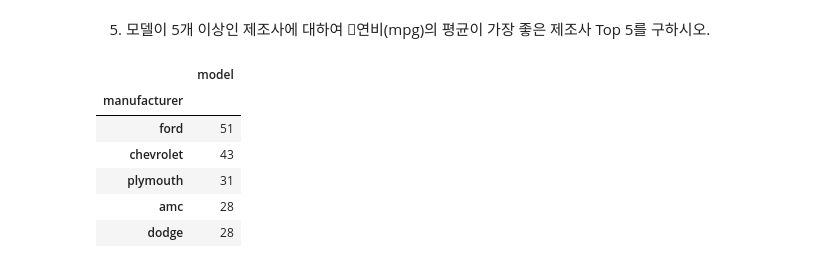
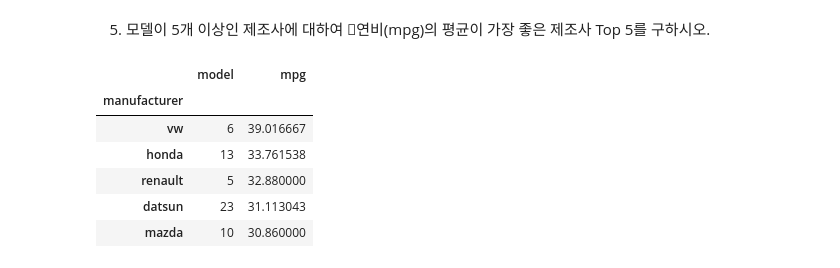
Before and after one commit to beegramin9/DataScience, a Jupyter notebook: 03_pandas/11_1111.ipynb, the cells around one changed output. Saved outputs shown, nothing was run; the diff lists cells and outputs as text; code cells hidden in the pictures.

Commit message:
concat

```diff
--- a/03_pandas/11_1111.ipynb
+++ b/03_pandas/11_1111.ipynb
@@ -427,12 +474,16 @@ mpg.groupby('origin')[['hp_per_cc']].mean()
 # %%
 allman = mpg.groupby('manufacturer')[['model']].count()
-top5 = allman[allman.model >= 5].sort_values(by="model", ascending=False)[:5]
+allmanmpg = mpg.groupby('manufacturer')[['mpg']].mean()
+# 가로(y축)로 합치는건 어디든 axis = 1, 세로(x축)은 axis=0
+allman = pd.concat([allman, allmanmpg], axis=1)
+
+top5 = allman[allman.model >= 5].sort_values(by="mpg", ascending=False)[:5]
 top5
 # %% [output]
-|  | model |
-| manufacturer |  |
-| ford | 51 |
-| chevrolet | 43 |
-| plymouth | 31 |
-| amc | 28 |
-| dodge | 28 |
+|  | model | mpg |
+| manufacturer |  |  |
+| vw | 6 | 39.016667 |
+| honda | 13 | 33.761538 |
+| renault | 5 | 32.880000 |
+| datsun | 23 | 31.113043 |
+| mazda | 10 | 30.860000 |
```
Also changed, not shown: parts of 16 cells of this notebook, 1 other file.
